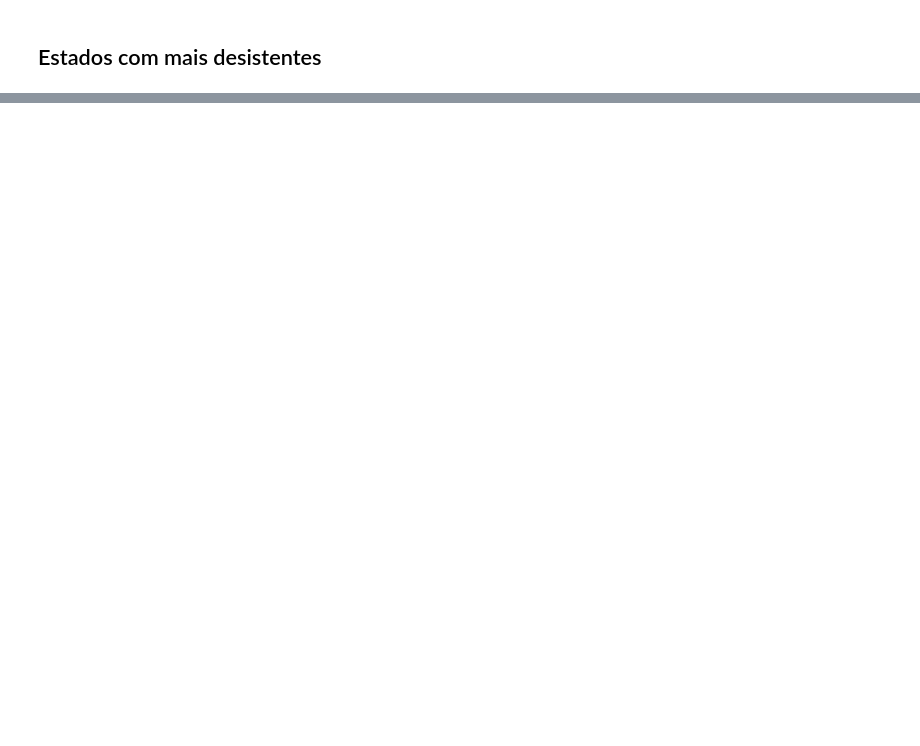
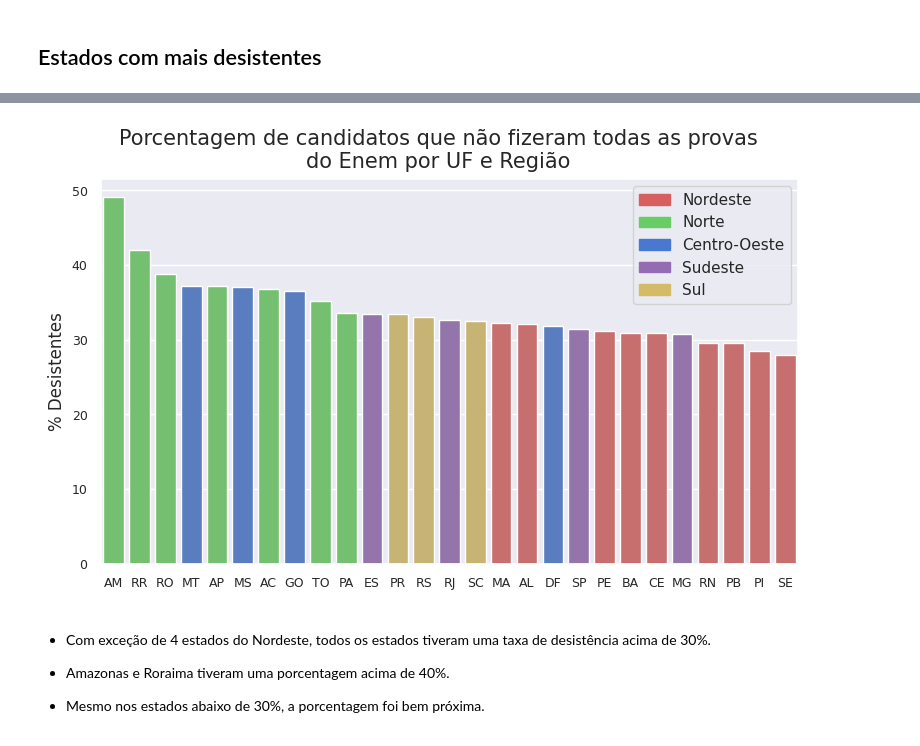
Before and after one commit to Tathy/Analise_Microdados_Enem_2022, a Jupyter notebook: Analise_de_Microdados_do_ENEM_2022.ipynb, the cells around one changed output, grey strips where cells are left out. Saved outputs shown, nothing was run; the diff lists cells and outputs as text; code cells hidden in the pictures; blank space fills up the shorter version.

```diff
--- a/Analise_de_Microdados_do_ENEM_2022.ipynb
+++ b/Analise_de_Microdados_do_ENEM_2022.ipynb
@@ -465,2 +506,7 @@ plt.show()
 # %% [markdown]
 ## Estados com mais desistentes
+# %%
+# Criação de coluna com porcetagem de inscritos que desistiram por estado
+# = ( (Inscritos - Não desistentes) / Inscritos ) * 100
+uf_populacao_participantes_enem['% Desistentes'] = ((uf_populacao_participantes_enem['Inscritos'] - uf_populacao_participantes_enem['Não desistentes']) / uf_populacao_participantes_enem['Inscritos']) * 100
+uf_populacao_participantes_enem.sort_values('% Desistentes', ascending = False).head(10)
@@ -466,0 +529,25 @@ plt.show()
+# %%
+# Inicialização do matplotlib figure
+fig, ax = plt.subplots(figsize = (9,5))
+
+# Plot
+fig.suptitle('Porcentagem de candidatos que não fizeram todas as provas\ndo Enem por UF e Região',
+             fontsize = 15)
+
+sns.barplot(data = uf_populacao_participantes_enem.sort_values('% Desistentes', ascending = False), x = 'UF', y = '% Desistentes',
+            palette = uf_populacao_participantes_enem.sort_values('% Desistentes', ascending = False)['Região'].apply(mapear_cores))
+ax.set(xlabel = '')
+ax.tick_params(labelsize = 9)
+
+# Legenda de cor por Região
+plt.legend(handles=[nordeste, norte, centro_oeste, sudeste, sul])
+
+plt.show()
+# %% [output]
+[figure, added]
+# %% [markdown]
+* Com exceção de 4 estados do Nordeste, todos os estados tiveram uma taxa de desistência acima de 30%.
+
+* Amazonas e Roraima tiveram uma porcentagem acima de 40%.
+
+* Mesmo nos estados abaixo de 30%, a porcentagem foi bem próxima.
```
Also changed, not shown: parts of 10 cells of this notebook.
